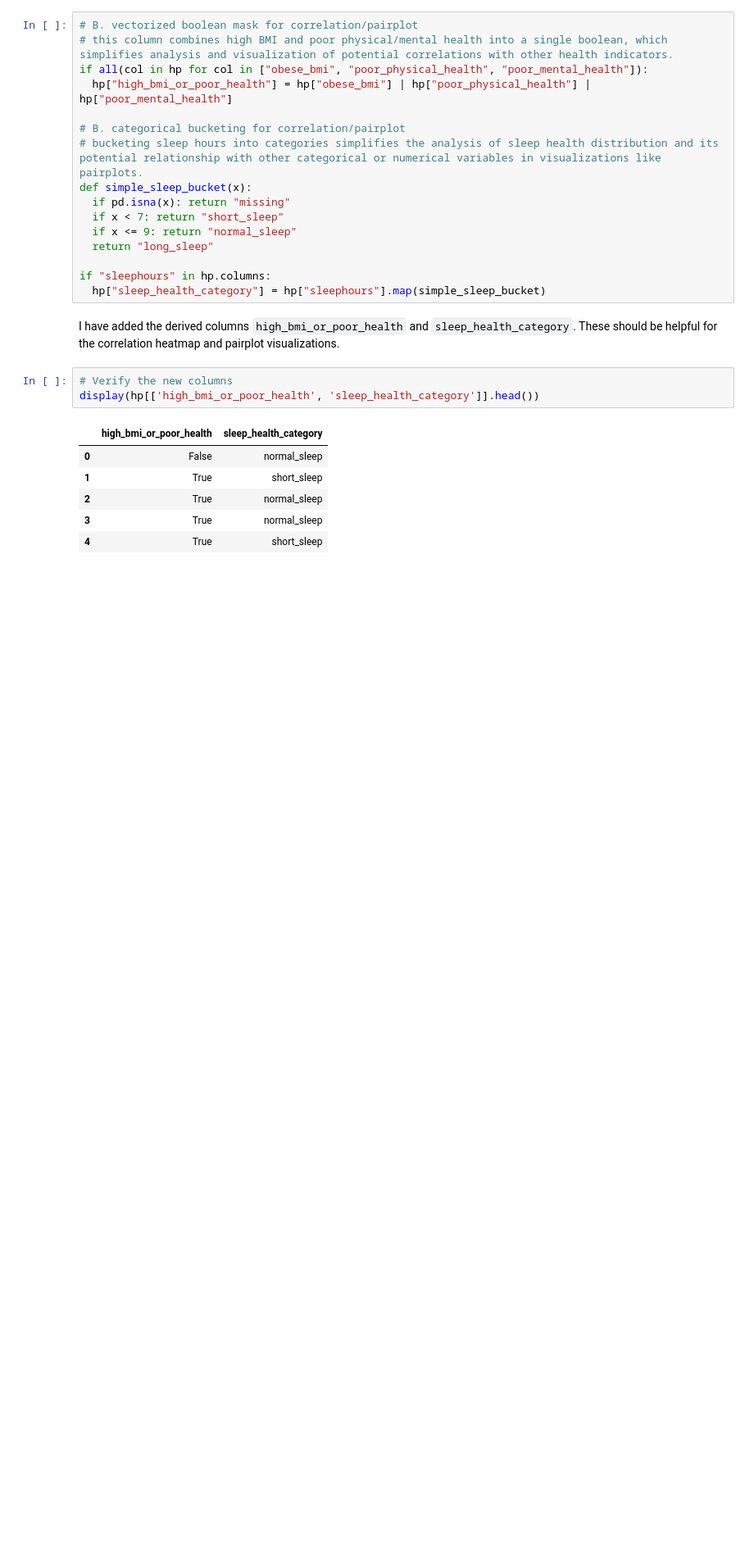
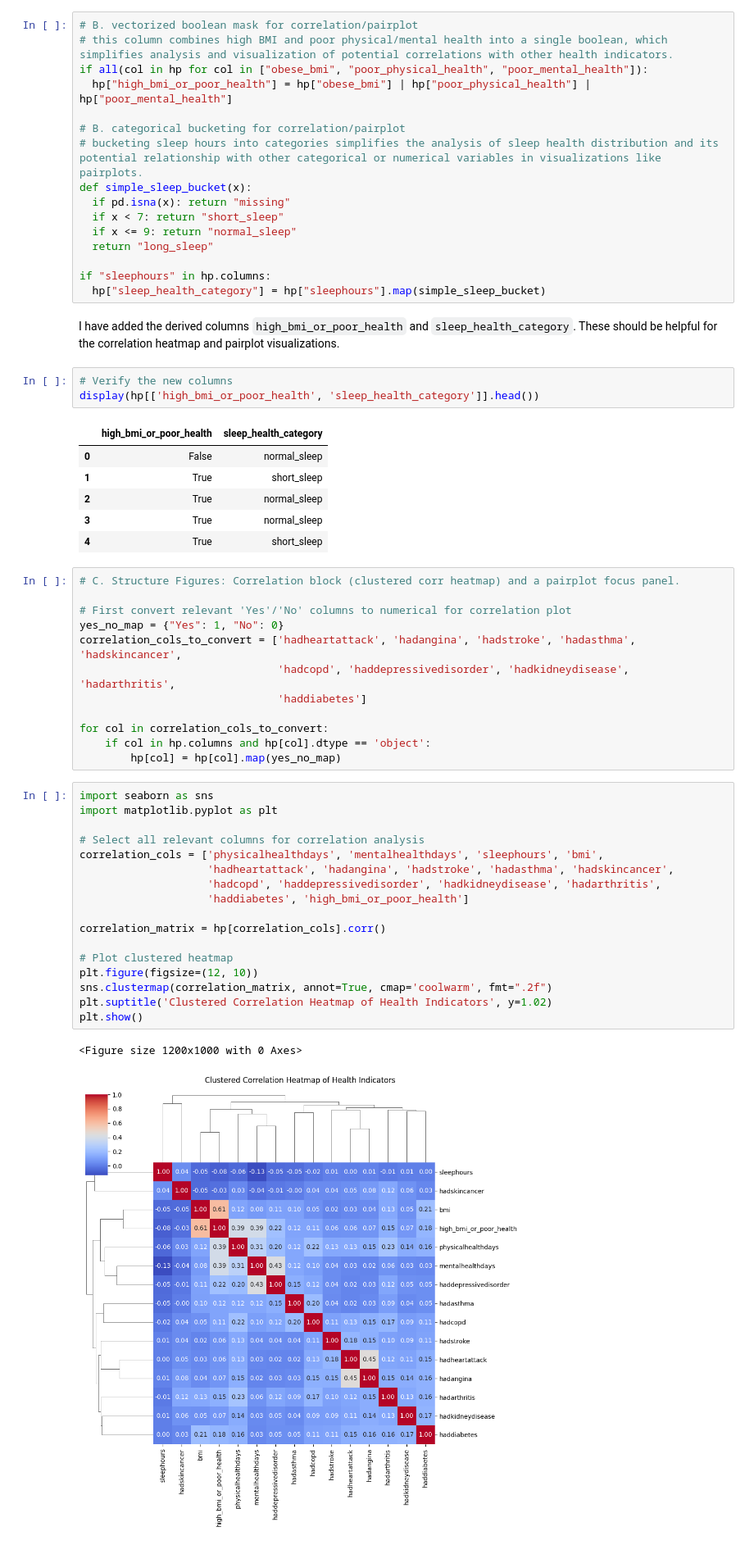
Before and after one commit to sjsu-cs133-f25/team6-healthdata, a Jupyter notebook: notebooks/heartDisease.ipynb, the cells around one changed output. Shown at 82% size. Saved outputs shown, nothing was run; the diff lists cells and outputs as text; blank space fills up the shorter version.

```diff
--- a/notebooks/heartDisease.ipynb
+++ b/notebooks/heartDisease.ipynb
@@ -451,3 +451,35 @@ display(hp[['high_bmi_or_poor_health', 'sleep_health_category']].head())
 | 2 | True | normal_sleep |
 | 3 | True | normal_sleep |
 | 4 | True | short_sleep |
+# %%
+# C. Structure Figures: Correlation block (clustered corr heatmap) and a pairplot focus panel.
+
+# First convert relevant 'Yes'/'No' columns to numerical for correlation plot
+yes_no_map = {"Yes": 1, "No": 0}
+correlation_cols_to_convert = ['hadheartattack', 'hadangina', 'hadstroke', 'hadasthma', 'hadskincancer',
+                               'hadcopd', 'haddepressivedisorder', 'hadkidneydisease', 'hadarthritis',
+                               'haddiabetes']
+
+for col in correlation_cols_to_convert:
+    if col in hp.columns and hp[col].dtype == 'object':
+        hp[col] = hp[col].map(yes_no_map)
+# %%
+import seaborn as sns
+import matplotlib.pyplot as plt
+
+# Select all relevant columns for correlation analysis
+correlation_cols = ['physicalhealthdays', 'mentalhealthdays', 'sleephours', 'bmi',
+                    'hadheartattack', 'hadangina', 'hadstroke', 'hadasthma', 'hadskincancer',
+                    'hadcopd', 'haddepressivedisorder', 'hadkidneydisease', 'hadarthritis',
+                    'haddiabetes', 'high_bmi_or_poor_health']
+
+correlation_matrix = hp[correlation_cols].corr()
+
+# Plot clustered heatmap
+plt.figure(figsize=(12, 10))
+sns.clustermap(correlation_matrix, annot=True, cmap='coolwarm', fmt=".2f")
+plt.suptitle('Clustered Correlation Heatmap of Health Indicators', y=1.02)
+plt.show()
+# %% [output]
+<Figure size 1200x1000 with 0 Axes>
+[figure, added]
```
Also changed, not shown: parts of 4 cells of this notebook.
